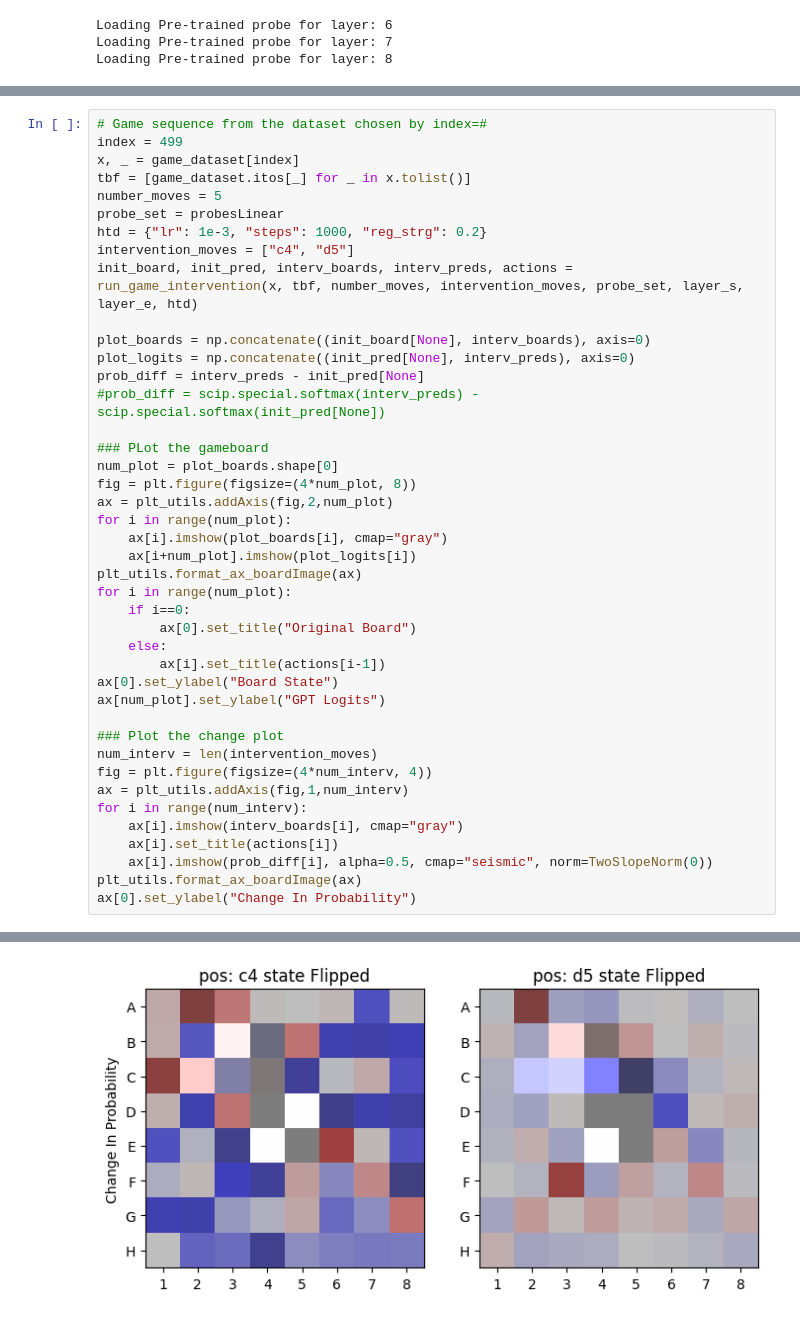
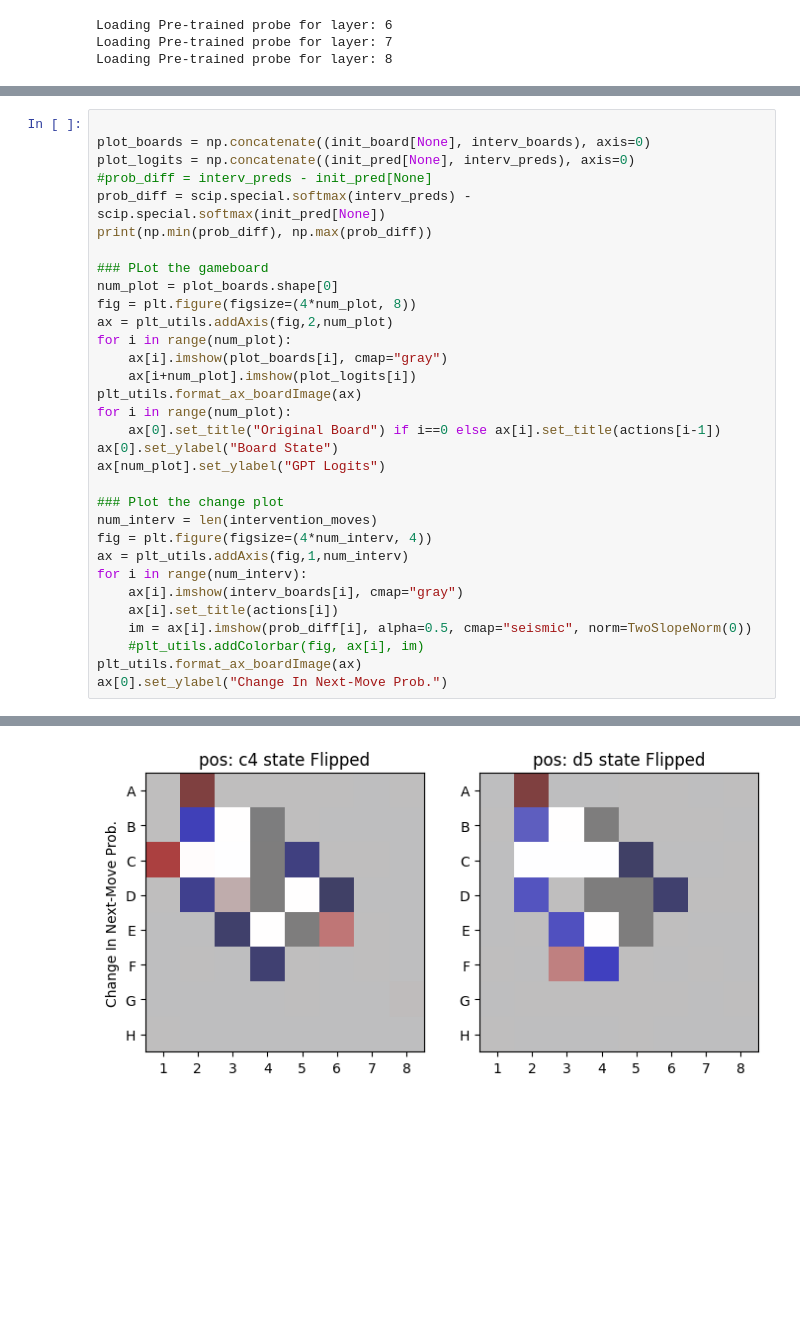
Before and after one commit to DeanHazineh/Emergent-World-Representations-Othello, a Jupyter notebook: dev_code2/view_linear_probe_causality.ipynb, the cells around one changed output, grey strips where cells are left out. Drawn from its saved outputs; the diff is of its cells as text; blank space fills up the shorter version.

Commit message:
update plotting
.

```diff
--- a/dev_code2/view_linear_probe_causality.ipynb
+++ b/dev_code2/view_linear_probe_causality.ipynb
@@ -128,18 +146,10 @@ Loading Pre-trained probe for layer: 8
 # %%
-# Game sequence from the dataset chosen by index=#
-index = 499
-x, _ = game_dataset[index]
-tbf = [game_dataset.itos[_] for _ in x.tolist()]
-number_moves = 5
-probe_set = probesLinear
-htd = {"lr": 1e-3, "steps": 1000, "reg_strg": 0.2}
-intervention_moves = ["c4", "d5"]
-init_board, init_pred, interv_boards, interv_preds, actions = run_game_intervention(x, tbf, number_moves, intervention_moves, probe_set, layer_s, layer_e, htd)
 
 plot_boards = np.concatenate((init_board[None], interv_boards), axis=0)
 plot_logits = np.concatenate((init_pred[None], interv_preds), axis=0)
-prob_diff = interv_preds - init_pred[None]
-#prob_diff = scip.special.softmax(interv_preds) - scip.special.softmax(init_pred[None])
+#prob_diff = interv_preds - init_pred[None]
+prob_diff = scip.special.softmax(interv_preds) - scip.special.softmax(init_pred[None])
+print(np.min(prob_diff), np.max(prob_diff))
 
 ### PLot the gameboard
 num_plot = plot_boards.shape[0]
@@ -150,10 +160,7 @@ for i in range(num_plot):
     ax[i+num_plot].imshow(plot_logits[i])
 plt_utils.format_ax_boardImage(ax)
 for i in range(num_plot):
-    if i==0:
-        ax[0].set_title("Original Board")
-    else:
-        ax[i].set_title(actions[i-1])
+    ax[0].set_title("Original Board") if i==0 else ax[i].set_title(actions[i-1])
 ax[0].set_ylabel("Board State")
 ax[num_plot].set_ylabel("GPT Logits")
 
@@ -164,7 +171,8 @@ ax = plt_utils.addAxis(fig,1,num_interv)
 for i in range(num_interv):
     ax[i].imshow(interv_boards[i], cmap="gray")
     ax[i].set_title(actions[i])
-    ax[i].imshow(prob_diff[i], alpha=0.5, cmap="seismic", norm=TwoSlopeNorm(0))
+    im = ax[i].imshow(prob_diff[i], alpha=0.5, cmap="seismic", norm=TwoSlopeNorm(0))
+    #plt_utils.addColorbar(fig, ax[i], im)
 plt_utils.format_ax_boardImage(ax)
-ax[0].set_ylabel("Change In Probability")
+ax[0].set_ylabel("Change In Next-Move Prob.")
 # %% [output]
@@ -178,2 +181,2 @@ Text(0, 0.5, 'Change In Probability')
 [figure]
-[figure, old version]
+[figure, new version]
```
Also changed, not shown: parts of 3 cells of this notebook, 1 other file.
